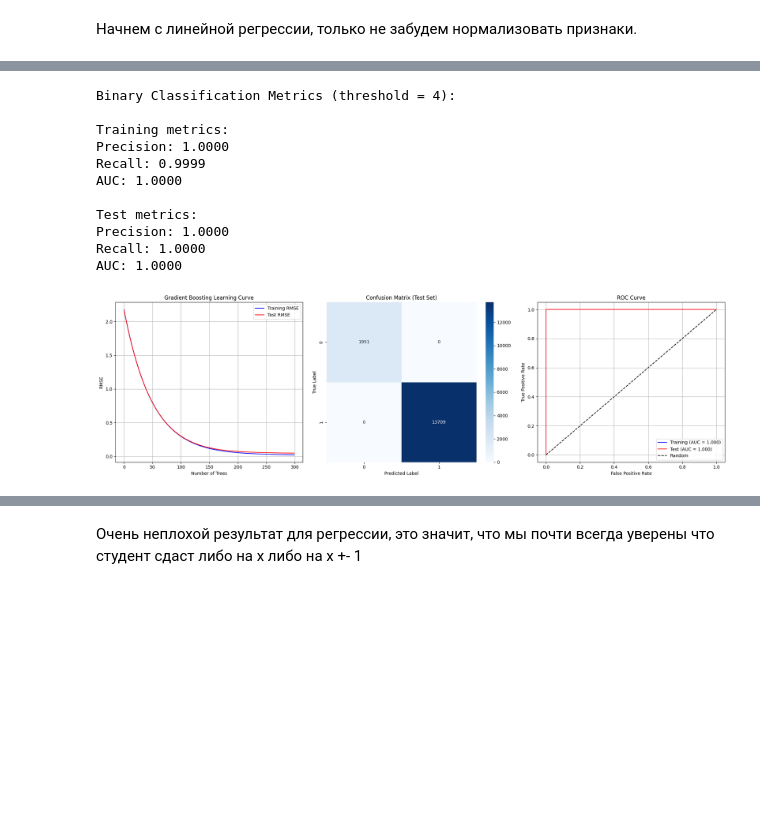
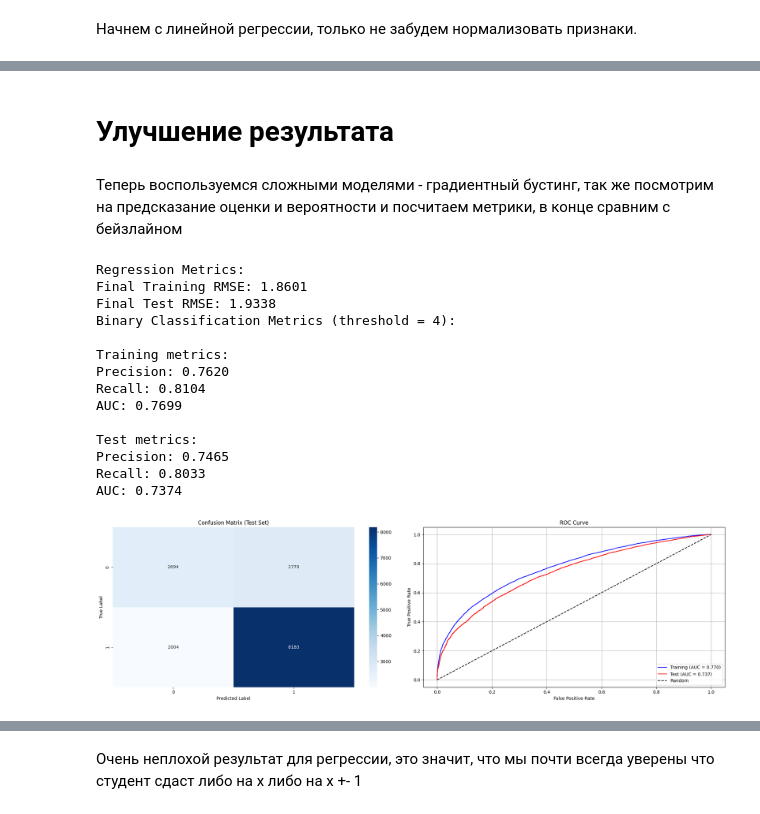
Before and after one commit to inokamilyanin/course-work-3, a Jupyter notebook: notebook.ipynb, the cells around one changed output, grey strips where cells are left out. Drawn from its saved outputs; the diff is of its cells as text; code cells hidden in the pictures; blank space fills up the shorter version.

```diff
--- a/notebook.ipynb
+++ b/notebook.ipynb
@@ -86,7 +84,3 @@ print(len(dfs))
 поэтому важно тип экзамена, в будущем это будет фичей, чтобы модель понимала какой экзамен будет ставать студент, для этого сделаем oneHotEncoding для колонки НЭ
 # %% [markdown]
 Так как нам нужен уникальный id для человека, брать ФИО мы не можем, так как будут коллизии, поэтому будем использовать **почту** (при коллизии к почте добавляется номер человека), при этом такой выбор согласуется с логикой, ведь было бы странно если бы вуз раздавал одинаковые почты в своем домене.
-# %%
-dfs.append(pd.read_excel("Проект/НЭ_с_2021я таблица для дэшборда.xlsx"))
-dfs_names.append("НЭ_с_2021я таблица для дэшборда.xlsx")
-print(len(dfs))
@@ -798,7 +788,7 @@ df[df["cnt_zero_perc"] < 0.99].head(10)
 # %%
 from sklearn.preprocessing import StandardScaler
 
-prep_cols = df[df["cnt_zero_perc"] < 0.99]["name"].values
+prep_cols = df[df["cnt_zero_perc"] < 0a99]["name"].values
 nums_df = processed_df[prep_cols]
 
 scaler = StandardScaler()
@@ -905,9 +926,11 @@ plt.show()
+# %%
+X_dead = X.drop(columns=['mean_ie_grade', 'last_it_grade', 'count_passed', 'count_failed'])
 # %% [markdown]
 На данный момент получили обучающую выборку, теперь нужно разделить ее на тренировочную и тестовую в пропорции 70/30 и замерить качество на разных моделях.
 # %%
 from sklearn.model_selection import train_test_split
 
-X_train, X_test, y_train, y_test = train_test_split(X, y, test_size=0.3, random_state=42)
+X_train, X_test, y_train, y_test = train_test_split(X_dead, y, test_size=0.3, random_state=42)
 print(X_train.shape, y_train.shape)
 print(X_test.shape, y_test.shape)
 # %% [output]
@@ -973,3 +1158,7 @@ Feature Coefficients:
+# %% [markdown]
+# Улучшение результата
+# %% [markdown]
+Теперь воспользуемся сложными моделями - градиентный бустинг, так же посмотрим на предсказание оценки и вероятности и посчитаем метрики, в конце сравним с бейзлайном
 # %%
 from sklearn.ensemble import GradientBoostingRegressor
 from sklearn.metrics import mean_squared_error, confusion_matrix, precision_score, recall_score, roc_auc_score, roc_curve
@@ -1004,10 +1193,17 @@ y_pred_train = gb_model.predict(X_train_scaled)
 y_pred_test = gb_model.predict(X_test_scaled)
 
 # Convert to binary predictions using threshold of 4
-y_pred_train_binary = (y_pred_train >= 4).astype(int)
-y_pred_test_binary = (y_pred_test >= 4).astype(int)
-y_train_binary = (y_train >= 4).astype(int)
-y_test_binary = (y_test >= 4).astype(int)
+threshold = np.quantile(y_pred_test, 0.3)
+y_pred_train_binary = (y_pred_train >= threshold).astype(int)
+y_pred_test_binary = (y_pred_test >= threshold).astype(int)
+y_train_binary = (y_train >= threshold).astype(int)
+y_test_binary = (y_test >= threshold).astype(int)
+
+
+# Print regression metrics
+print(f"\nRegression Metrics:")
+print(f"Final Training RMSE: {np.sqrt(mean_squared_error(y_train, y_pred_train)):.4f}")
+print(f"Final Test RMSE: {np.sqrt(mean_squared_error(y_test, y_pred_test)):.4f}")
 
 # Calculate binary classification metrics
 print("Binary Classification Metrics (threshold = 4):")
@@ -1024,18 +1220,18 @@ print(f"AUC: {roc_auc_score(y_test_binary, y_pred_test):.4f}")
 # Create figure with multiple subplots
 plt.figure(figsize=(20, 6))
 
-# Plot 1: Learning curves
-plt.subplot(1, 3, 1)
-plt.plot(train_losses, label='Training RMSE', color='blue')
-plt.plot(test_losses, label='Test RMSE', color='red')
-plt.xlabel('Number of Trees')
-plt.ylabel('RMSE')
-plt.title('Gradient Boosting Learning Curve')
-plt.legend()
-plt.grid(True)
+# # Plot 1: Learning curves
+# plt.subplot(1, 3, 1)
+# plt.plot(train_losses, label='Training RMSE', color='blue')
+# plt.plot(test_losses, label='Test RMSE', color='red')
+# plt.xlabel('Number of Trees')
+# plt.ylabel('RMSE')
+# plt.title('Gradient Boosting Learning Curve')
+# plt.legend()
+# plt.grid(True)
 
 # Plot 2: Confusion Matrix
-plt.subplot(1, 3, 2)
+plt.subplot(1, 2, 1)
 cm = confusion_matrix(y_test_binary, y_pred_test_binary)
 sns.heatmap(cm, annot=True, fmt='d', cmap='Blues')
 plt.title('Confusion Matrix (Test Set)')
@@ -1043,50 +1239,48 @@ plt.ylabel('True Label')
 plt.xlabel('Predicted Label')
 
 # Plot 3: ROC curve
-plt.subplot(1, 3, 3)
+plt.subplot(1, 2, 2)
 # Calculate ROC curves
 fpr_train, tpr_train, _ = roc_curve(y_train_binary, y_pred_train)
 fpr_test, tpr_test, _ = roc_curve(y_test_binary, y_pred_test)
 
 # Plot ROC curves
 plt.plot(fpr_train, tpr_train, 'b-',
          label=f'Training (AUC = {roc_auc_score(y_train_binary, y_pred_train):.3f})')
 plt.plot(fpr_test, tpr_test, 'r-',
          label=f'Test (AUC = {roc_auc_score(y_test_binary, y_pred_test):.3f})')
 plt.plot([0, 1], [0, 1], 'k--', label='Random')
 plt.xlabel('False Positive Rate')
 plt.ylabel('True Positive Rate')
 plt.title('ROC Curve')
 plt.legend(loc='lower right')
 plt.grid(True)
 
 plt.tight_layout()
 plt.show()
 
 # Print feature importances
 feature_importance = pd.DataFrame({
     'Feature': X_train.columns,
     'Importance': gb_model.feature_importances_
 }).sort_values('Importance', ascending=False).head(10)
 
 print("\nFeature Importances:")
 print(feature_importance)
-
-# Print regression metrics
-print(f"\nRegression Metrics:")
-print(f"Final Training RMSE: {np.sqrt(mean_squared_error(y_train, y_pred_train)):.4f}")
-print(f"Final Test RMSE: {np.sqrt(mean_squared_error(y_test, y_pred_test)):.4f}")
 # %% [output]
+Regression Metrics:
+Final Training RMSE: 1.8601
+Final Test RMSE: 1.9338
 Binary Classification Metrics (threshold = 4):
 
 Training metrics:
-Precision: 1.0000
-Recall: 0.9999
-AUC: 1.0000
+Precision: 0.7620
+Recall: 0.8104
+AUC: 0.7699
 
 Test metrics:
-Precision: 1.0000
-Recall: 1.0000
-AUC: 1.0000
+Precision: 0.7465
+Recall: 0.8033
+AUC: 0.7374
-[figure, old version]
+[figure, new version]
 Feature Importances:
```
Also changed, not shown: parts of 31 cells of this notebook, 34 other files.
